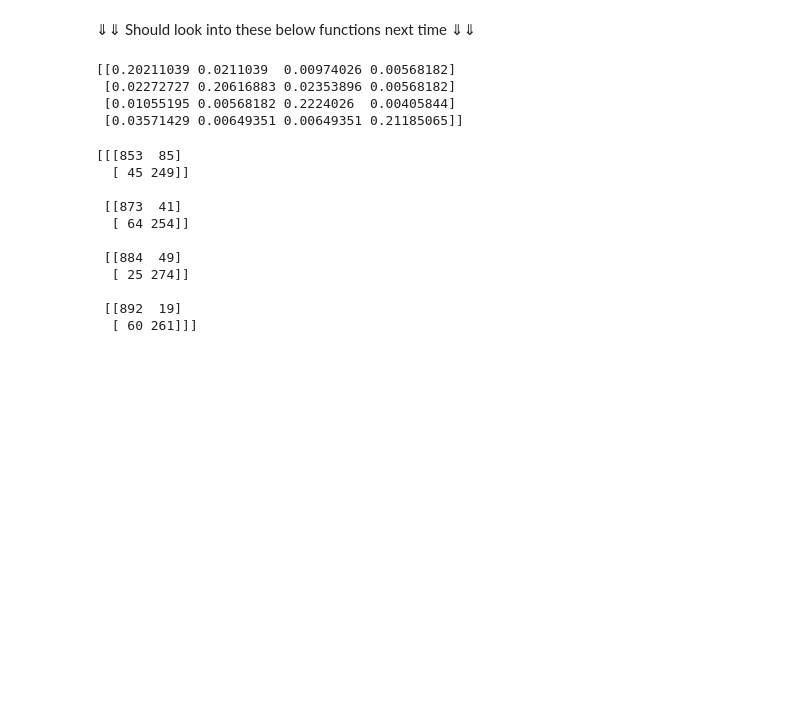
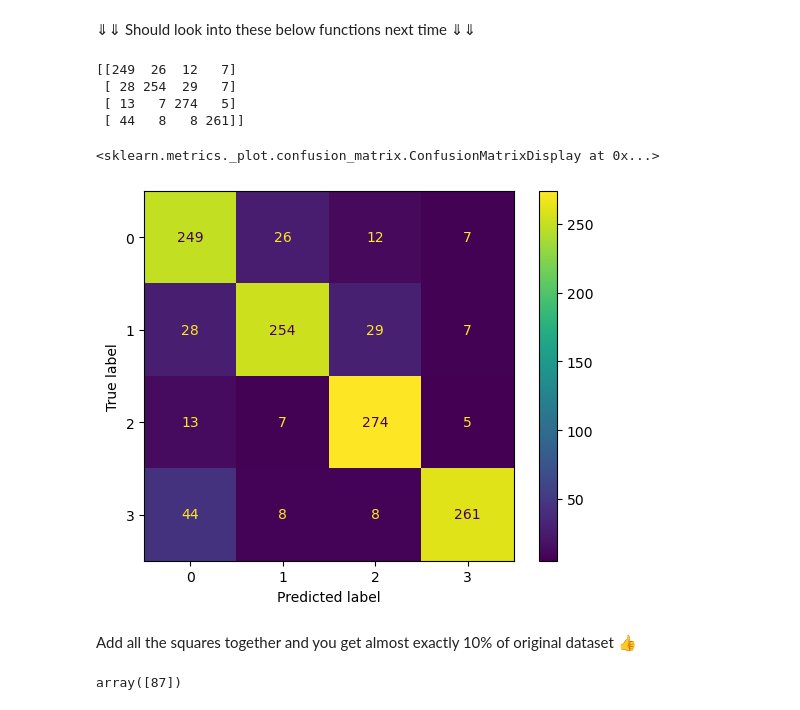
Before and after one commit to M-GibbonsGH/synthweather24, a Jupyter notebook: Weather_Classif_Train.ipynb, the cells around one changed output. Drawn from its saved outputs; the diff is of its cells as text; code cells hidden in the pictures; blank space fills up the shorter version.

```diff
--- a/Weather_Classif_Train.ipynb
+++ b/Weather_Classif_Train.ipynb
@@ -54,23 +60,21 @@ print(classification_report(y_val, y_val_pred, output_dict=True))
 # %%
 from sklearn.metrics import confusion_matrix
 from sklearn.metrics import multilabel_confusion_matrix
-print(confusion_matrix(y_val, y_val_pred, normalize="all"))
+print(confusion_matrix(y_val, y_val_pred))
 # %% [output]
-[[0.20211039 0.0211039  0.00974026 0.00568182]
- [0.02272727 0.20616883 0.02353896 0.00568182]
- [0.01055195 0.00568182 0.2224026  0.00405844]
- [0.03571429 0.00649351 0.00649351 0.21185065]]
+[[249  26  12   7]
+ [ 28 254  29   7]
+ [ 13   7 274   5]
+ [ 44   8   8 261]]
 # %%
-print(multilabel_confusion_matrix(y_val, y_val_pred))
+from sklearn.metrics import ConfusionMatrixDisplay
+ConfusionMatrixDisplay.from_predictions(y_val, y_val_pred)
 # %% [output]
-[[[853  85]
-  [ 45 249]]
-
- [[873  41]
-  [ 64 254]]
-
- [[884  49]
-  [ 25 274]]
-
- [[892  19]
-  [ 60 261]]]
+<sklearn.metrics._plot.confusion_matrix.ConfusionMatrixDisplay at 0x...>
+[figure, added]
+# %% [markdown]
+Add all the squares together and you get almost exactly 10% of original dataset 👍
+# %%
+model.n_iter_
+# %% [output]
+array([87])
```
Also changed, not shown: parts of 5 cells of this notebook.
